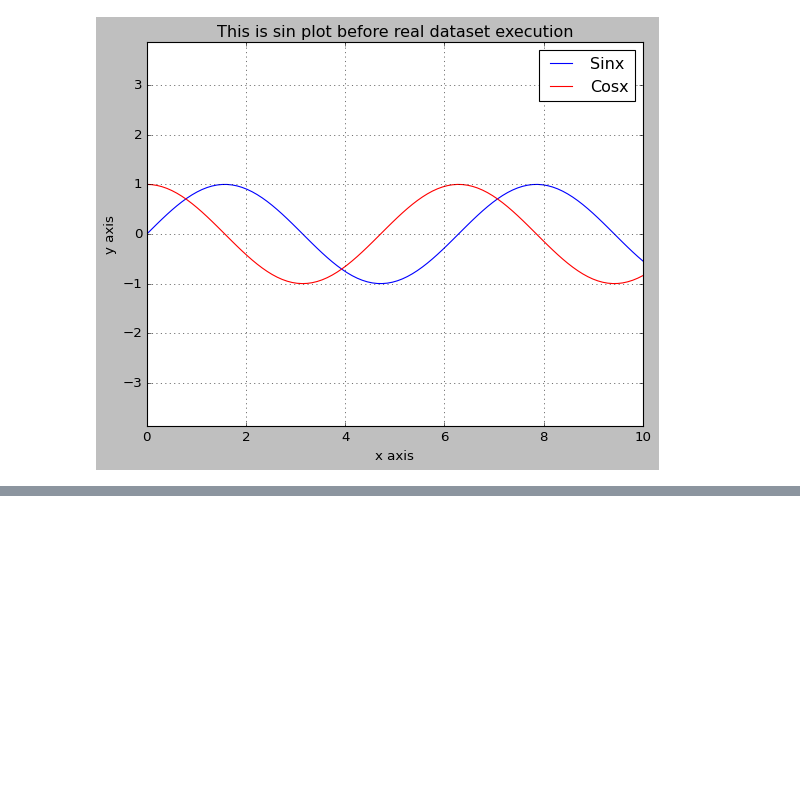
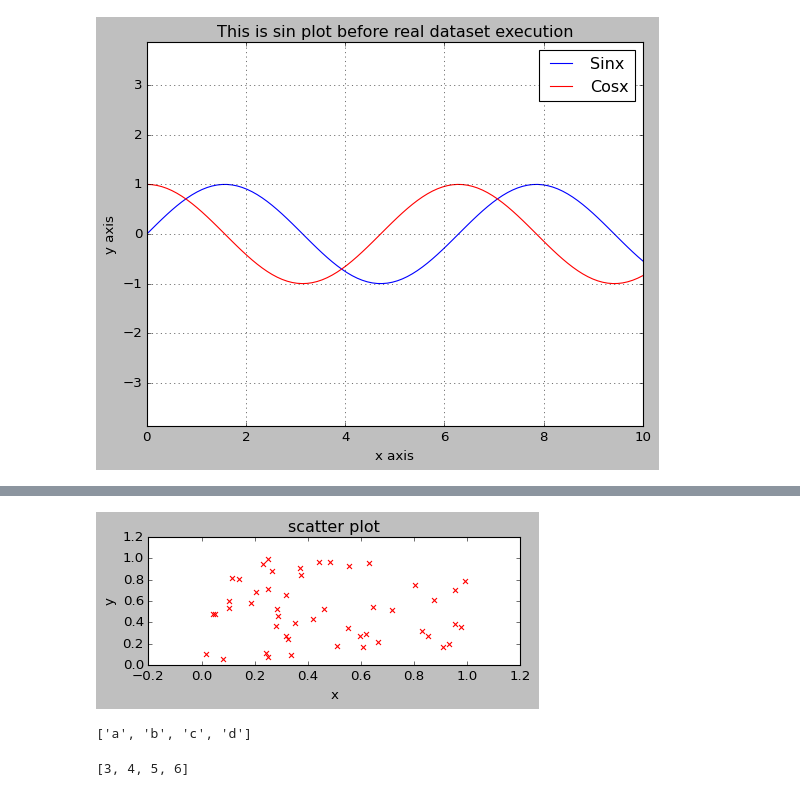
Before and after one commit to omkarpattnaik8080/Matplotlib01, a Jupyter notebook: MatplotlibComplete.ipynb, the cells around one changed output, grey strips where cells are left out. Drawn from its saved outputs; the diff is of its cells as text; code cells hidden in the pictures; blank space fills up the shorter version.

```diff
--- a/MatplotlibComplete.ipynb
+++ b/MatplotlibComplete.ipynb
@@ -284,0 +328,12 @@ plt.show()
+# %%
+#these dots can be changed to other shapes using marker
+x=np.random.rand(50)
+y=np.random.rand(50)
+plt.figure(figsize=(6,2))
+plt.scatter(x,y,c='r',marker="x")
+plt.xlabel("x")
+plt.ylabel("y")
+plt.title("scatter plot")
+plt.show()
+# %% [output]
+[figure, added]
@@ -284,0 +343,8 @@ plt.show()
+# %%
+x
+# %% [output]
+['a', 'b', 'c', 'd']
+# %%
+y
+# %% [output]
+[3, 4, 5, 6]
```
Also changed, not shown: parts of 17 cells of this notebook.
